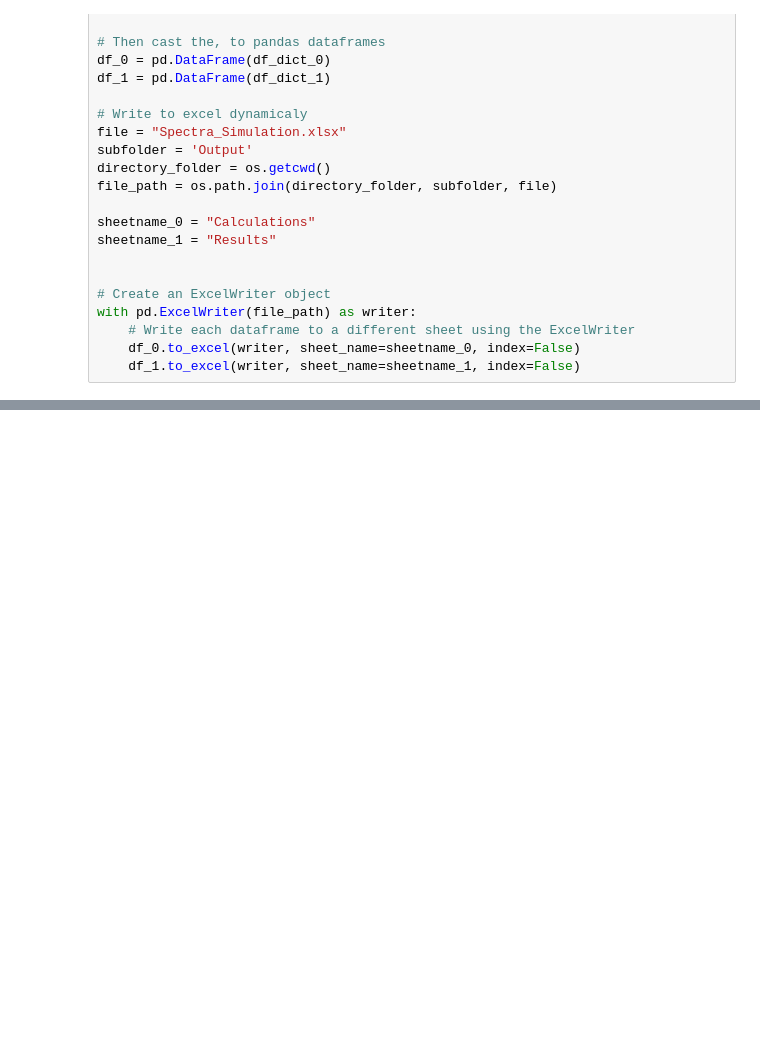
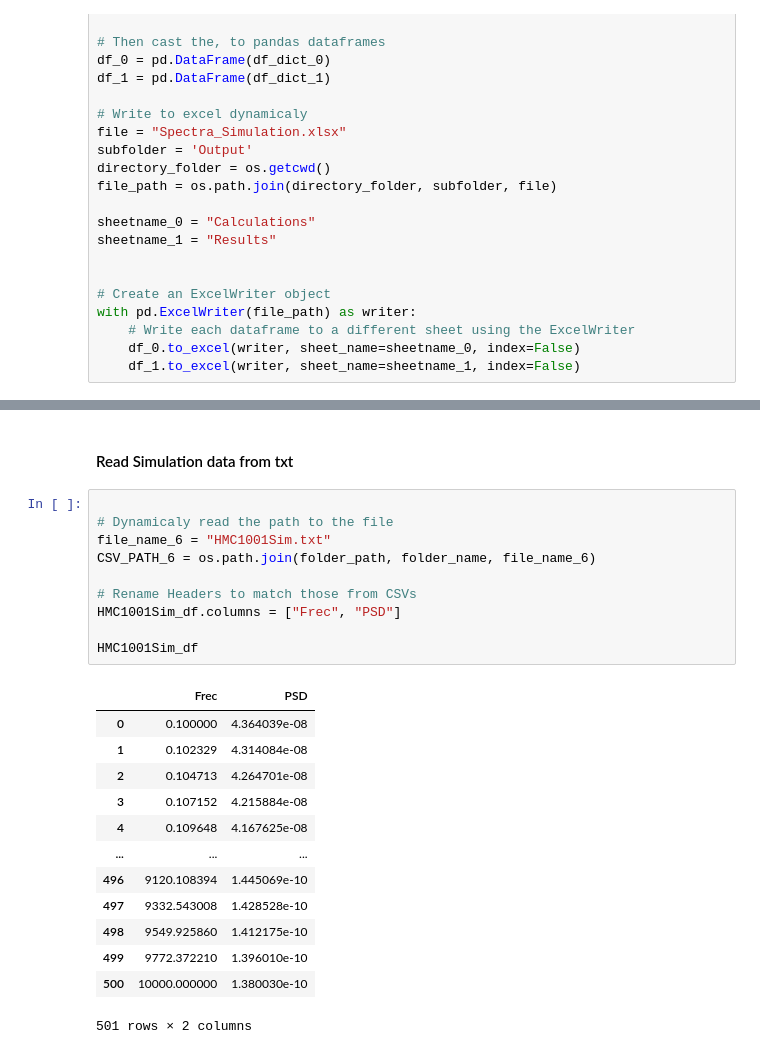
Before and after one commit to Guilldeas/General_Purpose_Analysis, a Jupyter notebook: Analysis_functions.ipynb, the cells around one changed output, grey strips where cells are left out. Cells and saved outputs as stored; diff of their text form; blank space fills up the shorter version.

```diff
--- a/Analysis_functions.ipynb
+++ b/Analysis_functions.ipynb
@@ -515,0 +584,26 @@ with pd.ExcelWriter(file_path) as writer:
+# %% [markdown]
+#### Read Simulation data from txt
+# %%
+
+# Dynamicaly read the path to the file
+file_name_6 = "HMC1001Sim.txt"
+CSV_PATH_6 = os.path.join(folder_path, folder_name, file_name_6)
+
+# Rename Headers to match those from CSVs
+HMC1001Sim_df.columns = ["Frec", "PSD"]
+
+HMC1001Sim_df
+# %% [output]
+|  | Frec | PSD |
+| 0 | 0.100000 | 4.364039e-08 |
+| 1 | 0.102329 | 4.314084e-08 |
+| 2 | 0.104713 | 4.264701e-08 |
+| 3 | 0.107152 | 4.215884e-08 |
+| 4 | 0.109648 | 4.167625e-08 |
+| ... | ... | ... |
+| 496 | 9120.108394 | 1.445069e-10 |
+| 497 | 9332.543008 | 1.428528e-10 |
+| 498 | 9549.925860 | 1.412175e-10 |
+| 499 | 9772.372210 | 1.396010e-10 |
+| 500 | 10000.000000 | 1.380030e-10 |
+501 rows × 2 columns
```
Also changed, not shown: parts of 9 cells of this notebook, 7 other files.
